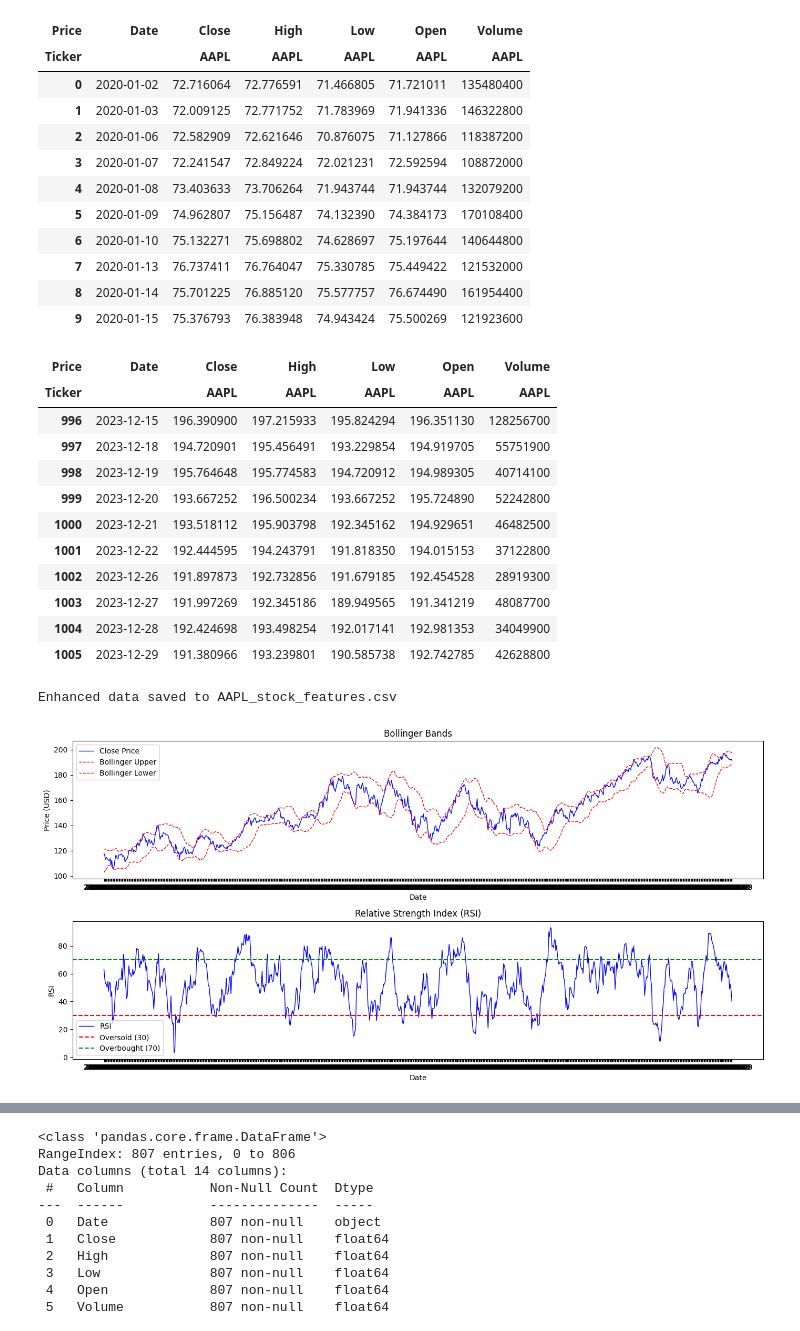
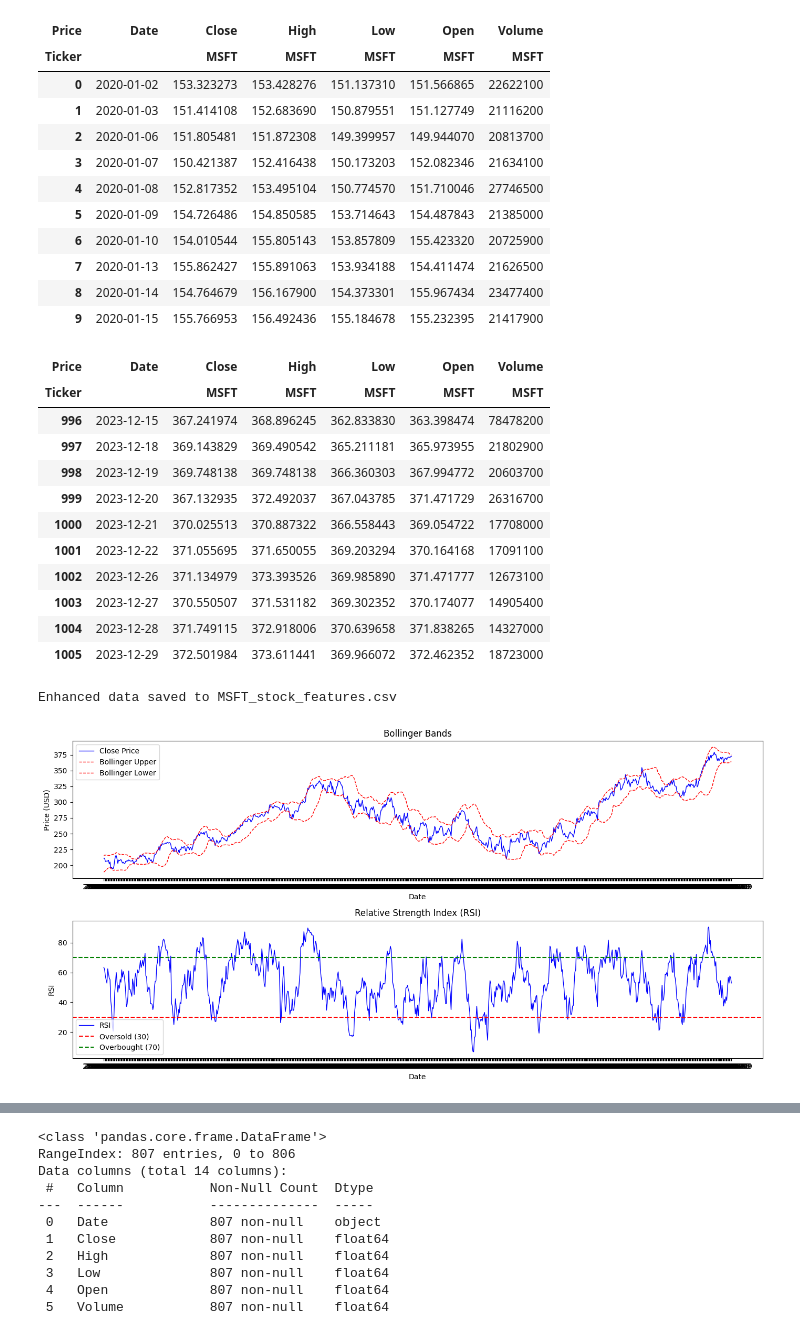
Before and after one commit to uma1r111/AI-Driven-Portfolio-Optimization-and-Budget-Planner, a Jupyter notebook: LSTM model/LSTM_stock_feature_engineering.ipynb, the cells around one changed output, grey strips where cells are left out. Saved outputs shown, nothing was run; the diff lists cells and outputs as text; code cells hidden in the pictures.

```diff
--- a/LSTM model/LSTM_stock_feature_engineering.ipynb
+++ b/LSTM model/LSTM_stock_feature_engineering.ipynb
@@ -5,7 +5,7 @@ import numpy as np
 import matplotlib.pyplot as plt
 # %%
 # Define ticker and date range
-ticker = "AAPL"
+ticker = "MSFT"
 start_date = "2020-01-01"
 end_date = "2024-01-01"
 
@@ -37,32 +38,32 @@ dtype: object
 data.head(10)
 # %% [output]
 | Price | Date | Close | High | Low | Open | Volume |
-| Ticker |  | AAPL | AAPL | AAPL | AAPL | AAPL |
-| 0 | 2020-01-02 | 72.716064 | 72.776591 | 71.466805 | 71.721011 | 135480400 |
-| 1 | 2020-01-03 | 72.009125 | 72.771752 | 71.783969 | 71.941336 | 146322800 |
-| 2 | 2020-01-06 | 72.582909 | 72.621646 | 70.876075 | 71.127866 | 118387200 |
-| 3 | 2020-01-07 | 72.241547 | 72.849224 | 72.021231 | 72.592594 | 108872000 |
-| 4 | 2020-01-08 | 73.403633 | 73.706264 | 71.943744 | 71.943744 | 132079200 |
-| 5 | 2020-01-09 | 74.962807 | 75.156487 | 74.132390 | 74.384173 | 170108400 |
-| 6 | 2020-01-10 | 75.132271 | 75.698802 | 74.628697 | 75.197644 | 140644800 |
-| 7 | 2020-01-13 | 76.737411 | 76.764047 | 75.330785 | 75.449422 | 121532000 |
-| 8 | 2020-01-14 | 75.701225 | 76.885120 | 75.577757 | 76.674490 | 161954400 |
-| 9 | 2020-01-15 | 75.376793 | 76.383948 | 74.943424 | 75.500269 | 121923600 |
+| Ticker |  | MSFT | MSFT | MSFT | MSFT | MSFT |
+| 0 | 2020-01-02 | 153.323273 | 153.428276 | 151.137310 | 151.566865 | 22622100 |
+| 1 | 2020-01-03 | 151.414108 | 152.683690 | 150.879551 | 151.127749 | 21116200 |
+| 2 | 2020-01-06 | 151.805481 | 151.872308 | 149.399957 | 149.944070 | 20813700 |
+| 3 | 2020-01-07 | 150.421387 | 152.416438 | 150.173203 | 152.082346 | 21634100 |
+| 4 | 2020-01-08 | 152.817352 | 153.495104 | 150.774570 | 151.710046 | 27746500 |
+| 5 | 2020-01-09 | 154.726486 | 154.850585 | 153.714643 | 154.487843 | 21385000 |
+| 6 | 2020-01-10 | 154.010544 | 155.805143 | 153.857809 | 155.423320 | 20725900 |
+| 7 | 2020-01-13 | 155.862427 | 155.891063 | 153.934188 | 154.411474 | 21626500 |
+| 8 | 2020-01-14 | 154.764679 | 156.167900 | 154.373301 | 155.967434 | 23477400 |
+| 9 | 2020-01-15 | 155.766953 | 156.492436 | 155.184678 | 155.232395 | 21417900 |
 # %%
 data.tail(10)
 # %% [output]
 | Price | Date | Close | High | Low | Open | Volume |
-| Ticker |  | AAPL | AAPL | AAPL | AAPL | AAPL |
-| 996 | 2023-12-15 | 196.390900 | 197.215933 | 195.824294 | 196.351130 | 128256700 |
-| 997 | 2023-12-18 | 194.720901 | 195.456491 | 193.229854 | 194.919705 | 55751900 |
-| 998 | 2023-12-19 | 195.764648 | 195.774583 | 194.720912 | 194.989305 | 40714100 |
-| 999 | 2023-12-20 | 193.667252 | 196.500234 | 193.667252 | 195.724890 | 52242800 |
-| 1000 | 2023-12-21 | 193.518112 | 195.903798 | 192.345162 | 194.929651 | 46482500 |
-| 1001 | 2023-12-22 | 192.444595 | 194.243791 | 191.818350 | 194.015153 | 37122800 |
-| 1002 | 2023-12-26 | 191.897873 | 192.732856 | 191.679185 | 192.454528 | 28919300 |
-| 1003 | 2023-12-27 | 191.997269 | 192.345186 | 189.949565 | 191.341219 | 48087700 |
-| 1004 | 2023-12-28 | 192.424698 | 193.498254 | 192.017141 | 192.981353 | 34049900 |
-| 1005 | 2023-12-29 | 191.380966 | 193.239801 | 190.585738 | 192.742785 | 42628800 |
+| Ticker |  | MSFT | MSFT | MSFT | MSFT | MSFT |
+| 996 | 2023-12-15 | 367.241974 | 368.896245 | 362.833830 | 363.398474 | 78478200 |
+| 997 | 2023-12-18 | 369.143829 | 369.490542 | 365.211181 | 365.973955 | 21802900 |
+| 998 | 2023-12-19 | 369.748138 | 369.748138 | 366.360303 | 367.994772 | 20603700 |
+| 999 | 2023-12-20 | 367.132935 | 372.492037 | 367.043785 | 371.471729 | 26316700 |
+| 1000 | 2023-12-21 | 370.025513 | 370.887322 | 366.558443 | 369.054722 | 17708000 |
+| 1001 | 2023-12-22 | 371.055695 | 371.650055 | 369.203294 | 370.164168 | 17091100 |
+| 1002 | 2023-12-26 | 371.134979 | 373.393526 | 369.985890 | 371.471777 | 12673100 |
+| 1003 | 2023-12-27 | 370.550507 | 371.531182 | 369.302352 | 370.174077 | 14905400 |
+| 1004 | 2023-12-28 | 371.749115 | 372.918006 | 370.639658 | 371.838265 | 14327000 |
+| 1005 | 2023-12-29 | 372.501984 | 373.611441 | 369.966072 | 372.462352 | 18723000 |
 # %%
 # Load the stock data from CSV
 def load_data(ticker):
@@ -160,11 +161,10 @@ def feature_engineering(ticker):
 
     plot_bollinger_bands_and_rsi(df)
 # %%
-ticker = 'AAPL'
 feature_engineering(ticker)
 # %% [output]
-Enhanced data saved to AAPL_stock_features.csv
+Enhanced data saved to MSFT_stock_features.csv
-[figure, old version]
+[figure, new version]
 # %%
 df = pd.read_csv(f"{ticker}_stock_features.csv")
 # %%
```
Also changed, not shown: parts of 4 cells of this notebook, 4 other files.
